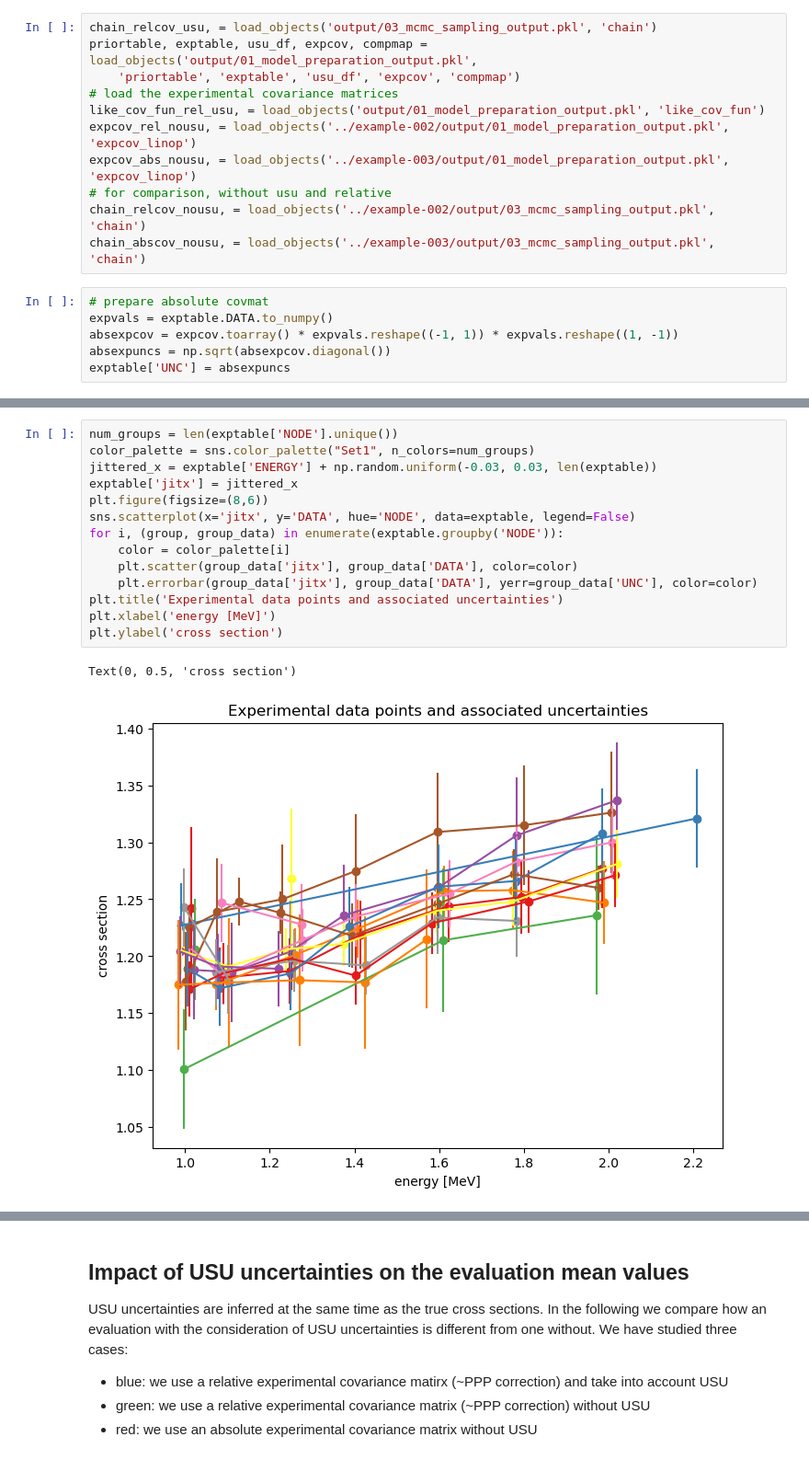
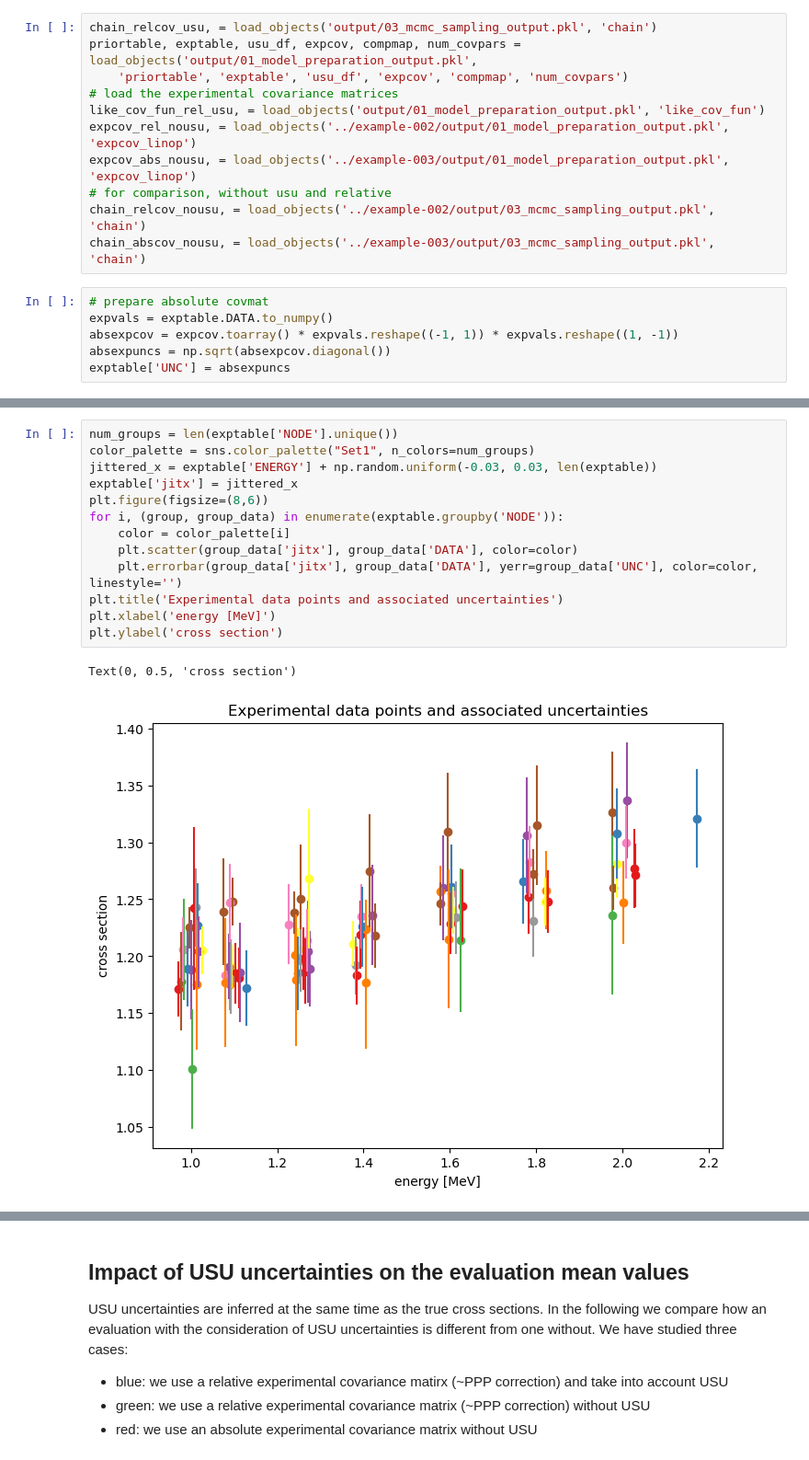
Before and after one commit to IAEA-NDS/gmapy, a Jupyter notebook: examples/tensorflow/example-001/04_visualization.ipynb, the cells around one changed output, grey strips where cells are left out. Shown at 92% size. Drawn from its saved outputs; the diff is of its cells as text.

```diff
--- a/examples/tensorflow/example-001/04_visualization.ipynb
+++ b/examples/tensorflow/example-001/04_visualization.ipynb
@@ -29,7 +36,7 @@ import tensorflow as tf
 # %%
 chain_relcov_usu, = load_objects('output/03_mcmc_sampling_output.pkl', 'chain')
-priortable, exptable, usu_df, expcov, compmap = load_objects('output/01_model_preparation_output.pkl',
-    'priortable', 'exptable', 'usu_df', 'expcov', 'compmap')
+priortable, exptable, usu_df, expcov, compmap, num_covpars = load_objects('output/01_model_preparation_output.pkl',
+    'priortable', 'exptable', 'usu_df', 'expcov', 'compmap', 'num_covpars')
 # load the experimental covariance matrices
 like_cov_fun_rel_usu, = load_objects('output/01_model_preparation_output.pkl', 'like_cov_fun')
 expcov_rel_nousu, = load_objects('../example-002/output/01_model_preparation_output.pkl', 'expcov_linop')
@@ -50,20 +71,19 @@ First we plot the expeirmental data along with their uncertainties to obtain a v
 # %%
 num_groups = len(exptable['NODE'].unique())
 color_palette = sns.color_palette("Set1", n_colors=num_groups)
 jittered_x = exptable['ENERGY'] + np.random.uniform(-0.03, 0.03, len(exptable))
 exptable['jitx'] = jittered_x
 plt.figure(figsize=(8,6))
-sns.scatterplot(x='jitx', y='DATA', hue='NODE', data=exptable, legend=False)
 for i, (group, group_data) in enumerate(exptable.groupby('NODE')):
     color = color_palette[i]
     plt.scatter(group_data['jitx'], group_data['DATA'], color=color)
-    plt.errorbar(group_data['jitx'], group_data['DATA'], yerr=group_data['UNC'], color=color)
+    plt.errorbar(group_data['jitx'], group_data['DATA'], yerr=group_data['UNC'], color=color, linestyle='')
 plt.title('Experimental data points and associated uncertainties')
 plt.xlabel('energy [MeV]')
 plt.ylabel('cross section')
 # %% [output]
 Text(0, 0.5, 'cross section')
-[figure, old version]
+[figure, new version]
 # %% [markdown]
 ## Determination of USU uncertainties
 
```
Also changed, not shown: parts of 17 cells of this notebook, 3 other files.
